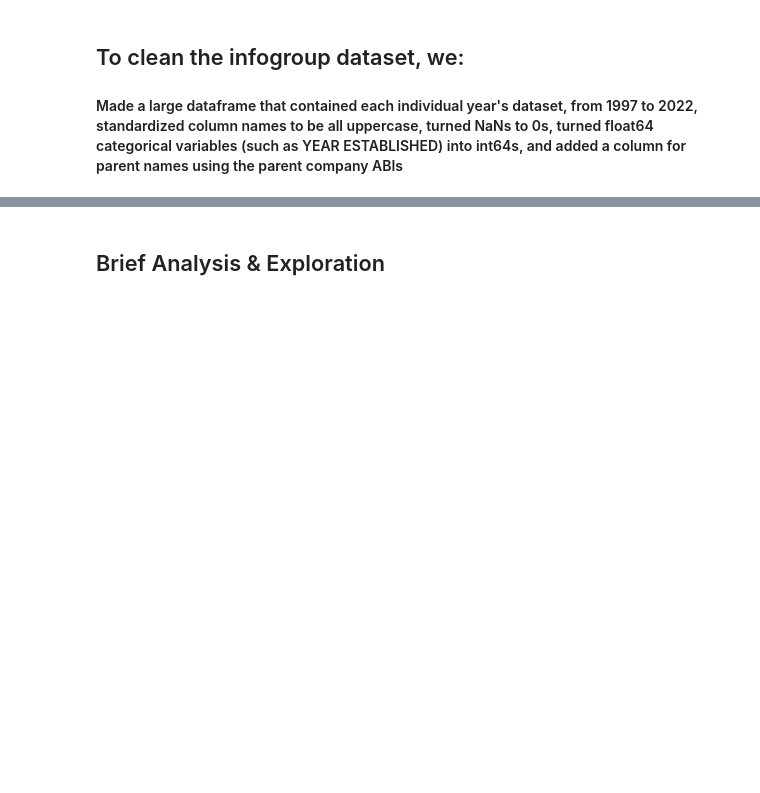
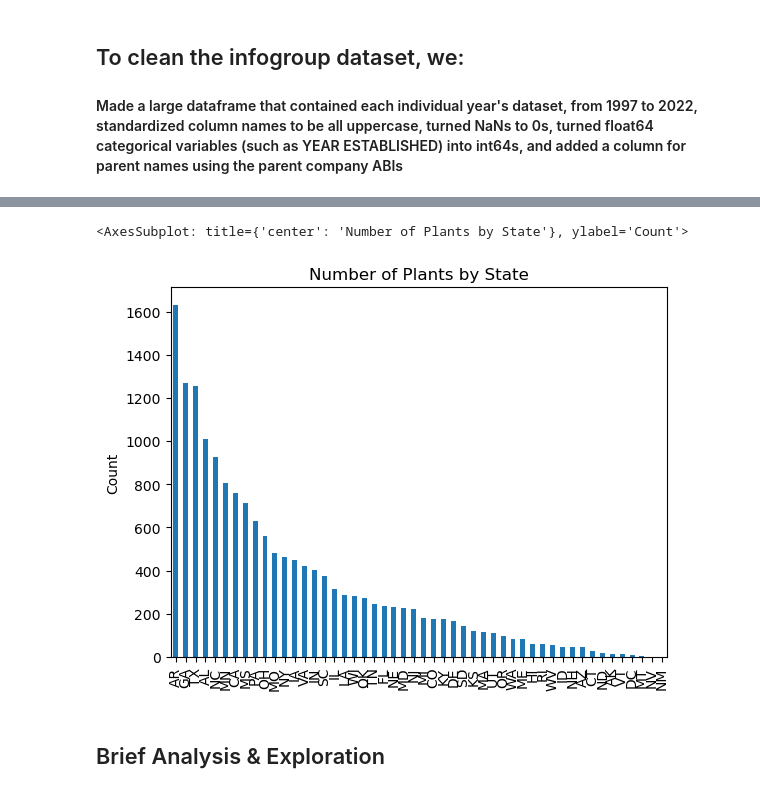
Before and after one commit to uchicago-dsi/rafi-poultry, a Jupyter notebook: notebooks/infogroup_eda.ipynb, the cells around one changed output, grey strips where cells are left out. Saved outputs shown, nothing was run; the diff lists cells and outputs as text; code cells hidden in the pictures; blank space fills up the shorter version.

```diff
--- a/notebooks/infogroup_eda.ipynb
+++ b/notebooks/infogroup_eda.ipynb
@@ -44,3 +70,8 @@ df.head(5)
+# %%
+df["STATE"].value_counts().plot(kind="bar", title="Number of Plants by State", ylabel="Count")
+# %% [output]
+<AxesSubplot: title={'center': 'Number of Plants by State'}, ylabel='Count'>
+[figure, added]
 # %% [markdown]
 ## Brief Analysis & Exploration
 # %%
```
Also changed, not shown: parts of 8 cells of this notebook, 2 other files.
